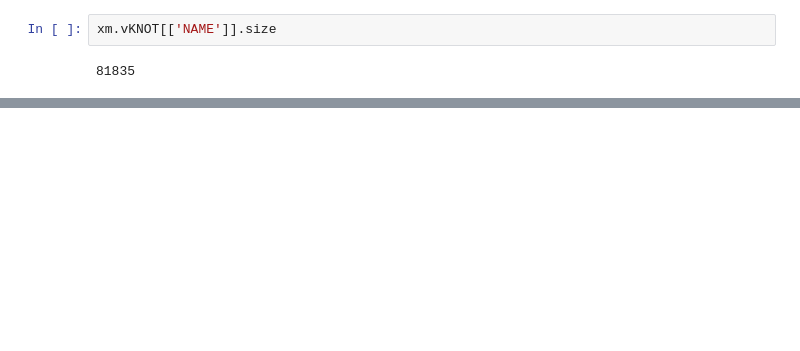
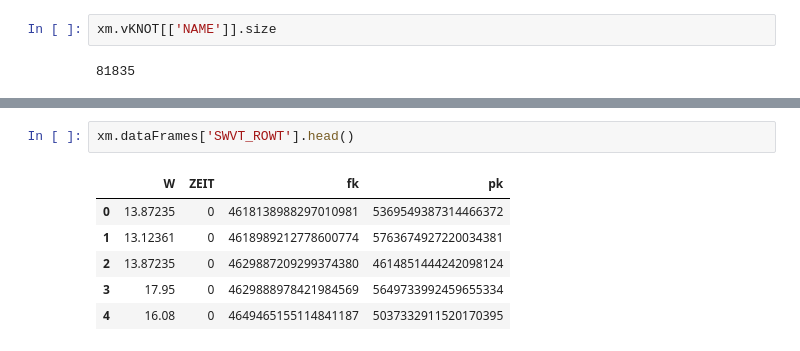
Before and after one commit to aw3s/PT3S, a Jupyter notebook: nb/XmWithPandas.ipynb, the cells around one changed output, grey strips where cells are left out. Saved outputs shown, nothing was run; the diff lists cells and outputs as text; blank space fills up the shorter version.

```diff
--- a/nb/XmWithPandas.ipynb
+++ b/nb/XmWithPandas.ipynb
@@ -239,0 +249,9 @@ xm.vKNOT[(xm.vKNOT['KTYP'].isin(['QKON']) & xm.vKNOT['QM_EIN'].astype(float)!=0)
+# %%
+xm.dataFrames['SWVT_ROWT'].head()
+# %% [output]
+|  | W | ZEIT | fk | pk |
+| 0 | 13.87235 | 0 | 4618138988297010981 | 5369549387314466372 |
+| 1 | 13.12361 | 0 | 4618989212778600774 | 5763674927220034381 |
+| 2 | 13.87235 | 0 | 4629887209299374380 | 4614851444242098124 |
+| 3 | 17.95 | 0 | 4629888978421984569 | 5649733992459655334 |
+| 4 | 16.08 | 0 | 4649465155114841187 | 5037332911520170395 |
```
Also changed, not shown: parts of 6 cells of this notebook, 1 other file.
